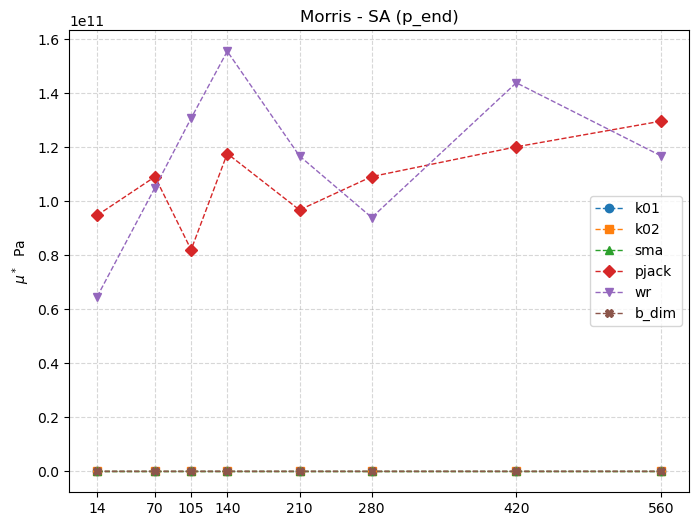
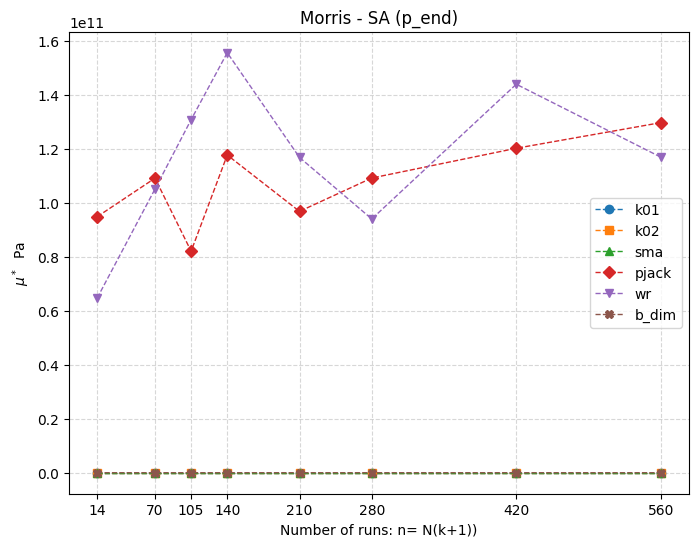
The notebook cell's code change between the first figure and the second:
--- before
+++ after
@@ -1,4 +1,4 @@
-phase = 'p_end'  #sum_c, peak,p_end
-morrisp='mu_star' #mu_star, sigma, mu,  mu_star_conf
+phase = 'p_end'  #sum_c, peak,p_end (1,2,3)
+morrisp='mu_star' #mu_star, sigma, mu_star_conf,mu (1,2,3,_)
 N_list=n_r #[2,10,15,20,30,40,60,80]
 size=(8,6)
@@ -6,5 +6,20 @@
 
 fig=graph_morris_a(results_scaled,N_list, phase,morrisp,grid,size)
-ax = fig.axes[0] 
+# ax = fig.axes[0] 
 # ax.set_yscale('log')
+
+namecomb1={'sum_c':1,
+           'peak':2,
+           'p_end':3,
+           }
+namecomb2={'mu_star':1,
+           'sigma':2,
+           'mu_star_conf':3}
+
+# fig.savefig(fname=cwd/"graphs"/f'Morris_SA_BH10_40_6_{namecomb1[phase]}s{namecomb2[morrisp]}.pdf',  #save to potential untracked folder
+#             format="pdf",
+#             bbox_inches='tight',
+#             pad_inches=0.05
+#             ) 
+
 fig

Commit: updating graphing